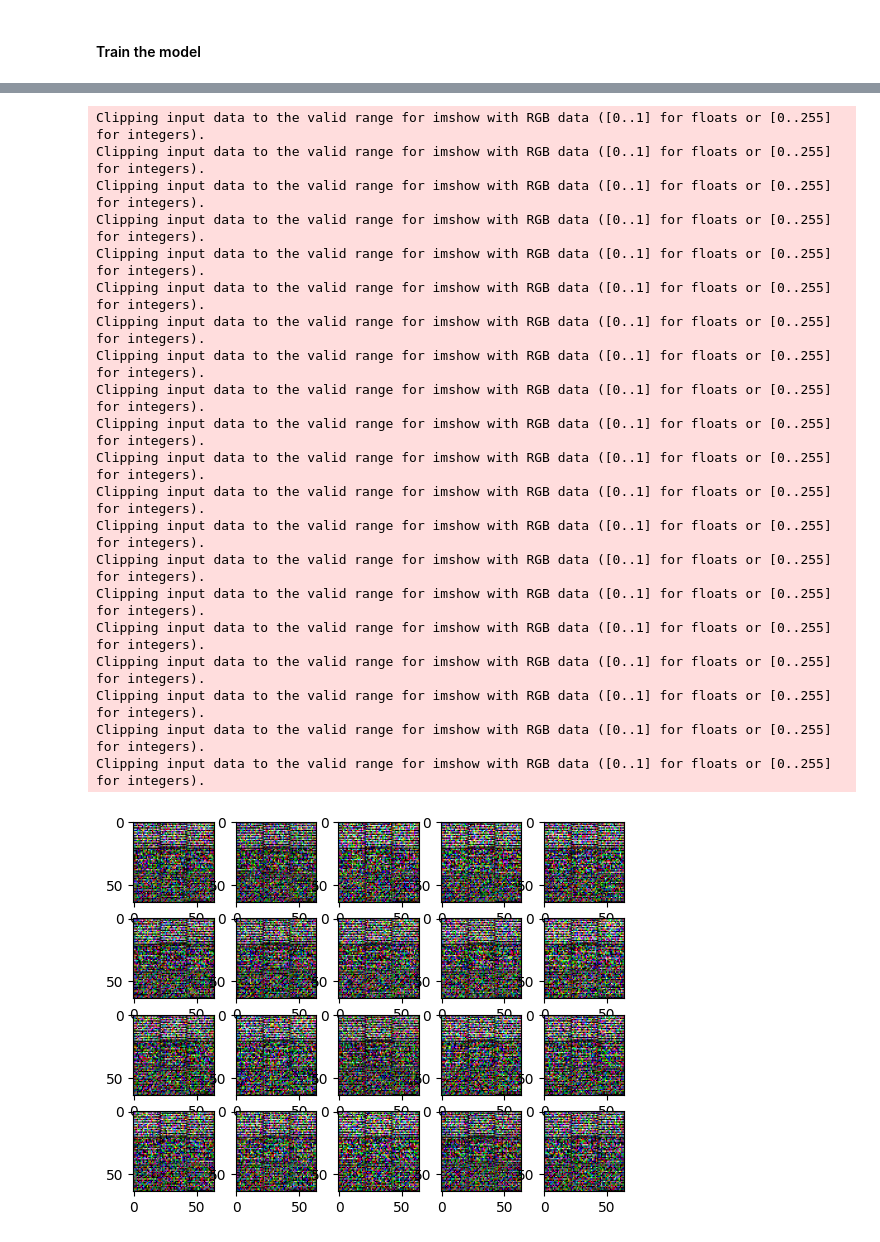
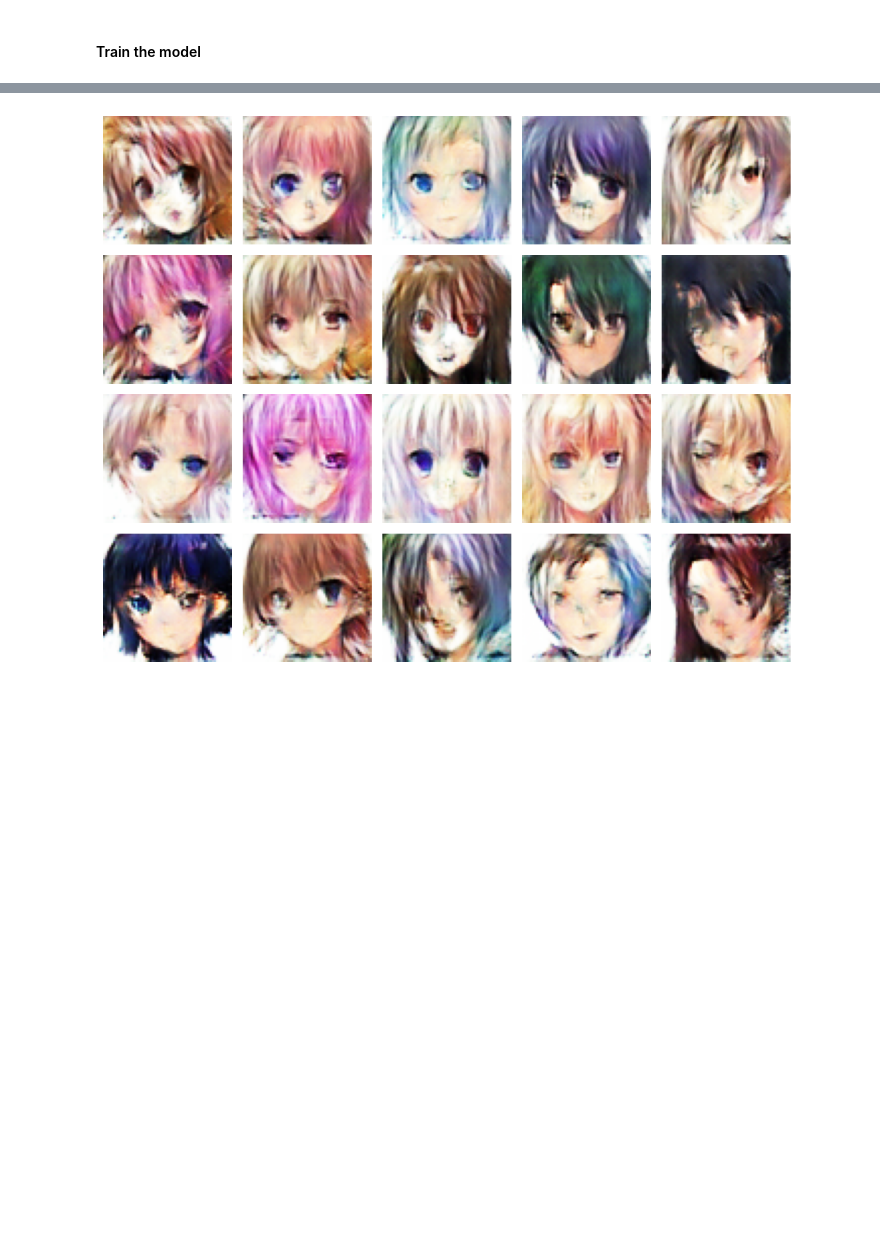
Before and after one commit to atikul-islam-sajib/FakeImageGenerate, a Jupyter notebook: notebooks/ModelPrototyping.ipynb, the cells around one changed output, grey strips where cells are left out. Cells and saved outputs as stored; diff of their text form; code cells hidden in the pictures; blank space fills up the shorter version.

Commit message:
notebook and trainer model is updated

```diff
--- a/notebooks/ModelPrototyping.ipynb
+++ b/notebooks/ModelPrototyping.ipynb
@@ -675,46 +938,37 @@ for epoch in range(num_epochs):
 # %%
 import torch
 import matplotlib.pyplot as plt
 
 noise_data = torch.randn(20, 100, 1, 1).to(device)
 generator = Generator().to(
     device
 )
+
+generator = Generator(latent_space=100, image_size=64).to(device)
+
+# Step 3: Load the saved state dictionary
+state_dict = torch.load(
+    "/Users/shahmuhammadraditrahman/Desktop/FakeImageGenerate/notebooks/generator_epoch_9.pth"
+)
+
+# Step 4: Apply the state dictionary to your model instance
+generator.load_state_dict(state_dict)
+
 synthetic_images = generator(noise_data)
 plt.figure(figsize=(10, 8))
 
 for index, image in enumerate(synthetic_images):
     plt.subplot(4, 5, index + 1)
     image_to_plot = (
         image.cpu().detach().permute(1, 2, 0).numpy()
     )
     image_to_plot = (image_to_plot - image_to_plot.min()) / (
         image_to_plot.max() - image_to_plot.min()
     )  # Normalize
     plt.imshow(image_to_plot)
     plt.axis("off")
 
 plt.tight_layout()
 plt.show()
 # %% [output]
-Clipping input data to the valid range for imshow with RGB data ([0..1] for floats or [0..255] for integers).
-Clipping input data to the valid range for imshow with RGB data ([0..1] for floats or [0..255] for integers).
-Clipping input data to the valid range for imshow with RGB data ([0..1] for floats or [0..255] for integers).
-Clipping input data to the valid range for imshow with RGB data ([0..1] for floats or [0..255] for integers).
-Clipping input data to the valid range for imshow with RGB data ([0..1] for floats or [0..255] for integers).
-Clipping input data to the valid range for imshow with RGB data ([0..1] for floats or [0..255] for integers).
-Clipping input data to the valid range for imshow with RGB data ([0..1] for floats or [0..255] for integers).
-Clipping input data to the valid range for imshow with RGB data ([0..1] for floats or [0..255] for integers).
-Clipping input data to the valid range for imshow with RGB data ([0..1] for floats or [0..255] for integers).
-Clipping input data to the valid range for imshow with RGB data ([0..1] for floats or [0..255] for integers).
-Clipping input data to the valid range for imshow with RGB data ([0..1] for floats or [0..255] for integers).
-Clipping input data to the valid range for imshow with RGB data ([0..1] for floats or [0..255] for integers).
-Clipping input data to the valid range for imshow with RGB data ([0..1] for floats or [0..255] for integers).
-Clipping input data to the valid range for imshow with RGB data ([0..1] for floats or [0..255] for integers).
-Clipping input data to the valid range for imshow with RGB data ([0..1] for floats or [0..255] for integers).
-Clipping input data to the valid range for imshow with RGB data ([0..1] for floats or [0..255] for integers).
-Clipping input data to the valid range for imshow with RGB data ([0..1] for floats or [0..255] for integers).
-Clipping input data to the valid range for imshow with RGB data ([0..1] for floats or [0..255] for integers).
-Clipping input data to the valid range for imshow with RGB data ([0..1] for floats or [0..255] for integers).
-Clipping input data to the valid range for imshow with RGB data ([0..1] for floats or [0..255] for integers).
-[figure, old version]
+[figure, new version]
```
Also changed, not shown: parts of 4 cells of this notebook, 5 other files.
